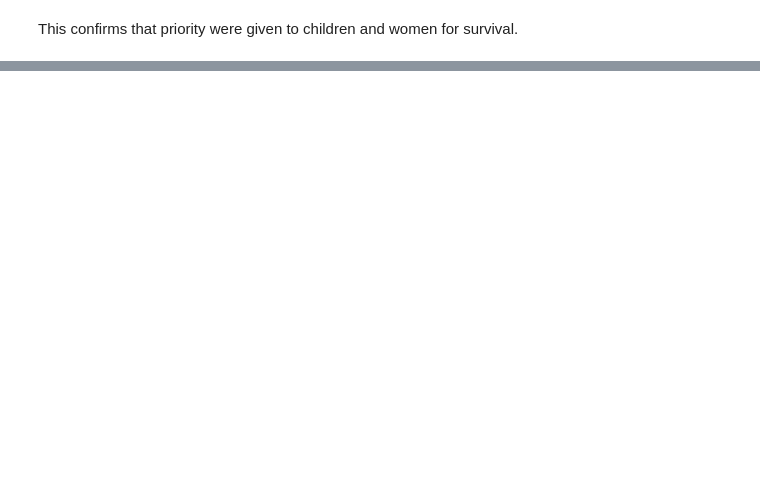
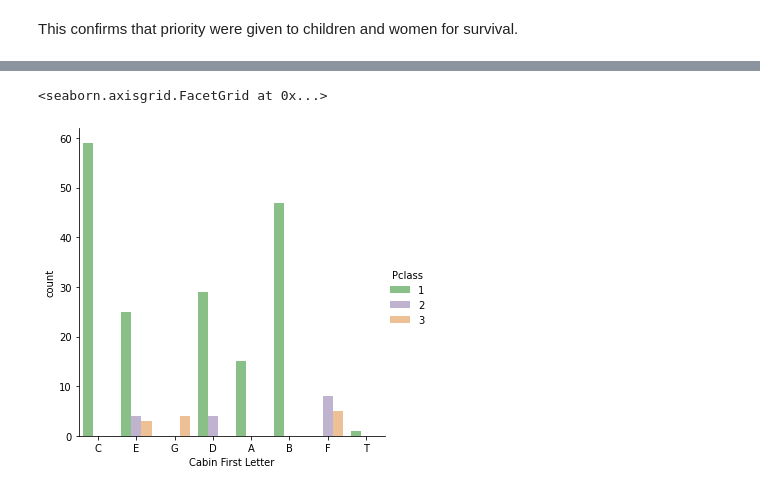
Before and after one commit to albinjohn366/Titanic_Disaster, a Jupyter notebook: Titanic_Data_Analysis.ipynb, the cells around one changed output, grey strips where cells are left out. Saved outputs shown, nothing was run; the diff lists cells and outputs as text; code cells hidden in the pictures; blank space fills up the shorter version.

```diff
--- a/Titanic_Data_Analysis.ipynb
+++ b/Titanic_Data_Analysis.ipynb
@@ -118,0 +143,7 @@ This confirms that priority were given to children and women for survival.
+# %%
+def first_letter(cabin):
+    return str(cabin[0])[0]
+# %%
+titanic_details['Cabin First Letter'] = np.nan
+titanic_details.loc[titanic_details['Cabin'] != np.nan, 'Cabin First Letter'] = (titanic_details[['Cabin']].dropna()).apply(first_letter, axis=1)
+titanic_details.head()
@@ -118,0 +157,5 @@ This confirms that priority were given to children and women for survival.
+# %%
+sns.catplot(data=titanic_details, x='Cabin First Letter', kind='count', hue='Pclass', palette='Accent')
+# %% [output]
+<seaborn.axisgrid.FacetGrid at 0x...>
+[figure, added]
```
Also changed, not shown: parts of 32 cells of this notebook.
